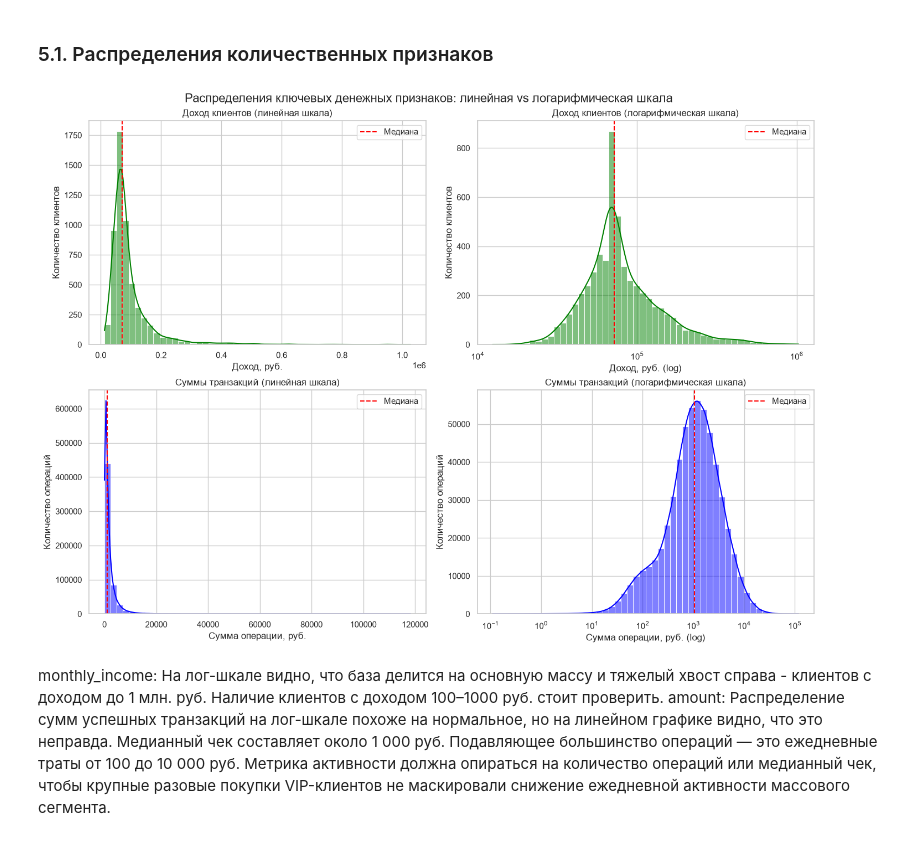
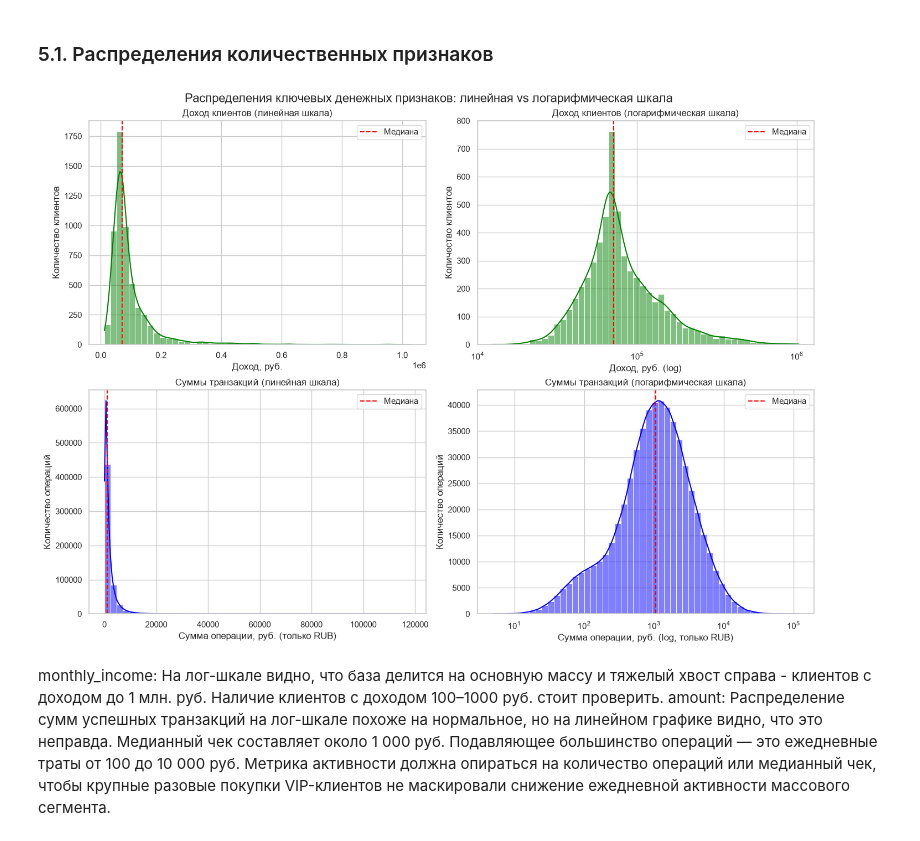
Before and after one commit to sonestos/Nikitenko_Sofya_Lab1, a Jupyter notebook: 01_analysis.ipynb, the cells around one changed output. Saved outputs shown, nothing was run; the diff lists cells and outputs as text; code cells hidden in the pictures.

```diff
--- a/01_analysis.ipynb
+++ b/01_analysis.ipynb
@@ -894,15 +919,19 @@ category
 # %% [markdown]
 Посмотрели на доли выбросов по категориям трат, больше половины выбросов приходится на одежду, что выглядит логично. Потому что у одежды относильно других категорий более обширный ценновой диапазон, то же самое можно сказать и про развлечения и досуг. Продукты, аптеки и категории находящиеся ниже берут на себя минимальный процент выбросов, что ожидаемо, тк в этих категориях нет настолько дорогих товаров. Таким образом делаем вывод, что выбросов по большим тратам нет.
 # %%
+import numpy as np
+
 n_typos_income = int((clients['monthly_income'] < 1000).sum())
-print(f"Строк с доходом < 1000 руб.: {n_typos_income}")
+print(f"Строк с подозрительным доходом (< 1000 руб., включая -999): {n_typos_income}")
 
 clients.loc[clients['monthly_income'] < 1000, 'monthly_income'] = np.nan
-income_median_by_group = (
-    clients.groupby('income_source', observed=True)['monthly_income']
+
+income_median_by_segment = (
+    clients.groupby('segment', observed=True)['monthly_income']
            .transform('median')
 )
-clients['monthly_income'] = clients['monthly_income'].fillna(income_median_by_group)
+
+clients['monthly_income'] = clients['monthly_income'].fillna(income_median_by_segment)
 
 print(f"Изменено строк: {n_typos_income}")
 # %% [output]
@@ -931,7 +960,7 @@ CLIENTS: 5694 → 5654 (удалено полных дублей: 40)
 TXN:     624130 → 622822 (удалено полных дублей: 1308)
 # %%
 txn_before_date = len(txn)
-mask_period = (txn['txn_datetime'] >= '2024-01-01') & (txn['txn_datetime'] <= '2025-06-30')
+mask_period = (txn['txn_datetime'] >= '2024-01-01') & (txn['txn_datetime'] <= '2025-06-30 23:59:59')
 txn_after_date = txn[mask_period].copy()
 deleted_by_date = txn_before_date - len(txn_after_date)
 
@@ -1251,40 +1293,45 @@ sns.set_theme(style="whitegrid")
 fig, axes = plt.subplots(2, 2, figsize=(14, 10), layout="constrained")
 axes = axes.flatten()
 
+# Доходы клиентов (они изначально в рублях, фильтр не нужен)
 sns.histplot(clients['monthly_income'], bins=50, ax=axes[0], color="green", kde=True)
 axes[0].set_title('Доход клиентов (линейная шкала)')
 axes[0].set_xlabel('Доход, руб.')
 axes[0].set_ylabel('Количество клиентов')
 axes[0].axvline(clients['monthly_income'].median(), color='red', linestyle='--', label='Медиана')
 axes[0].legend()
 
 sns.histplot(clients['monthly_income'], bins=50, ax=axes[1], color="green", kde=True, log_scale=True)
 axes[1].set_title('Доход клиентов (логарифмическая шкала)')
 axes[1].set_xlabel('Доход, руб. (log)')
 axes[1].set_ylabel('Количество клиентов')
 axes[1].axvline(clients['monthly_income'].median(), color='red', linestyle='--', label='Медиана')
 axes[1].legend()
 
-txn_pos = txn[(txn['amount'] > 0) & (txn['status'] == 'успешно')]
+txn_pos = txn[
+    (txn['amount'] > 0) &
+    (txn['status'] == 'успешно') &
+    (txn['currency'] == 'RUB')
+]
 
 sns.histplot(txn_pos['amount'], bins=50, ax=axes[2], color="blue", kde=True)
 axes[2].set_title('Суммы транзакций (линейная шкала)')
-axes[2].set_xlabel('Сумма операции, руб.')
+axes[2].set_xlabel('Сумма операции, руб. (только RUB)')
 axes[2].set_ylabel('Количество операций')
 axes[2].axvline(txn_pos['amount'].median(), color='red', linestyle='--', label='Медиана')
 axes[2].legend()
 
 sns.histplot(txn_pos['amount'], bins=50, ax=axes[3], color="blue", kde=True, log_scale=True)
 axes[3].set_title('Суммы транзакций (логарифмическая шкала)')
-axes[3].set_xlabel('Сумма операции, руб. (log)')
+axes[3].set_xlabel('Сумма операции, руб. (log, только RUB)')
 axes[3].set_ylabel('Количество операций')
 axes[3].axvline(txn_pos['amount'].median(), color='red', linestyle='--', label='Медиана')
 axes[3].legend()
 
 fig.suptitle('Распределения ключевых денежных признаков: линейная vs логарифмическая шкала', fontsize=16)
 plt.show()
 # %% [output]
-[figure, old version]
+[figure, new version]
 # %% [markdown]
 monthly_income: На лог-шкале видно, что база делится на основную массу и тяжелый хвост справа - клиентов с доходом до 1 млн. руб. Наличие клиентов с доходом 100–1000 руб. стоит проверить.
 amount: Распределение сумм успешных транзакций на лог-шкале похоже на нормальное, но на линейном графике видно, что это неправда. Медианный чек составляет около 1 000 руб. Подавляющее большинство операций — это ежедневные траты от 100 до 10 000 руб.
```
Also changed, not shown: parts of 19 cells of this notebook.
